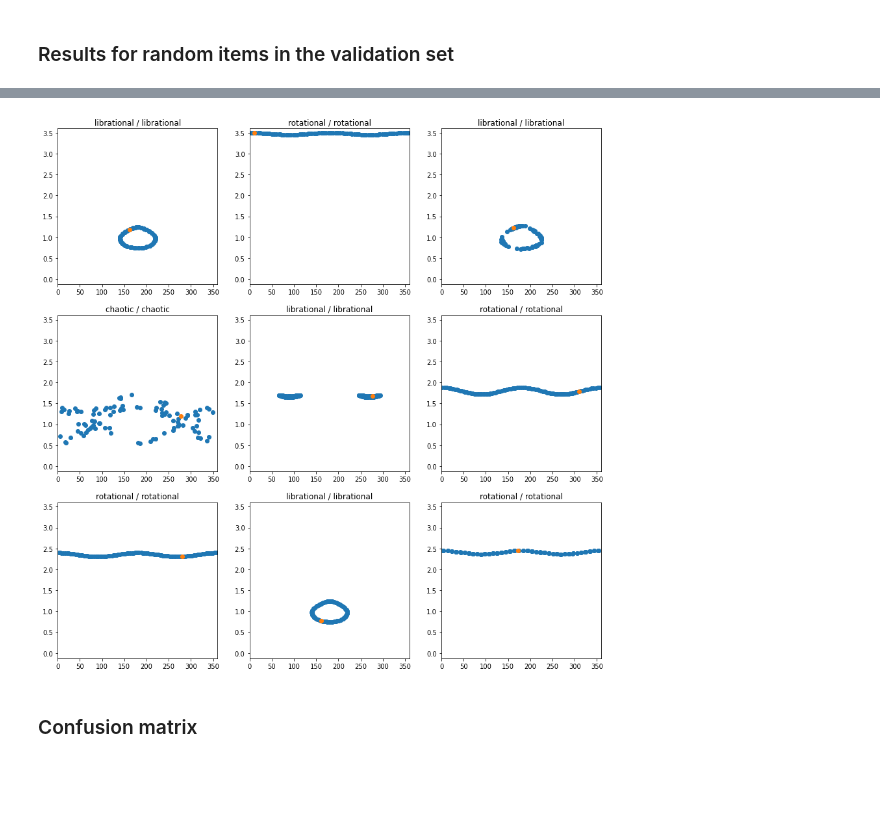
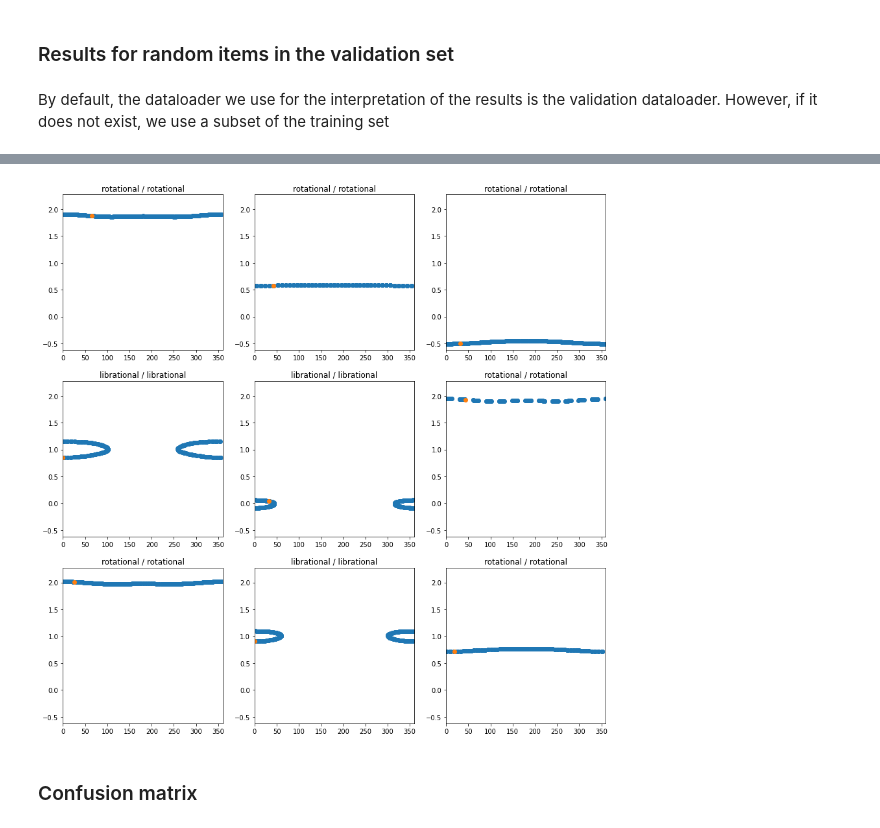
Before and after one commit to vrodriguezf/mlchaos, a Jupyter notebook: nbs/_motion_classification_time_series.ipynb, the cells around one changed output, grey strips where cells are left out. Drawn from its saved outputs; the diff is of its cells as text; code cells hidden in the pictures; blank space fills up the shorter version.

```diff
--- a/nbs/_motion_classification_time_series.ipynb
+++ b/nbs/_motion_classification_time_series.ipynb
@@ -166,7 +174,8 @@ else:
 # %% [markdown]
 One way to split the data, which is more sensible if we want to ensure that the knowledge in the model can be transferred to unknown dynamic models, is to ensure that motions in the validation set are not included in the training set. We can do this by ensuring that the motions of the validation set belong to a specific dynamic model, and the rest of dynamics will be used for training
 # %%
-val_idxs = np.where(data.ds == data.dsname.index(config.val_ds))[0] if config.val_ds is not None else []
+val_idxs = np.where(data.ds == data.dsname.index(config.val_ds))[0] \
+            if config.val_ds is not None else []
 val_idxs
 # %% [output]
 []
@@ -251,7 +260,7 @@ def opt_func(p, lr=slice(3e-3)): return Lookahead(RAdam(p, lr=lr, mom=0.95, wd=0
 # %%
 #Learner
 loss_func = LabelSmoothingCrossEntropy()
-learn = Learner(dls, model, opt_func=opt_func, loss_func=loss_func, metrics=accuracy if config.val_ds is not None else None)
+learn = Learner(dls, model, opt_func=opt_func, loss_func=loss_func, metrics=accuracy)
 # print(learn.summary())
 # %%
 beep(1)
@@ -268,5 +277,5 @@ lr_min, lr_steep
 # %%
-learn.fit_one_cycle(10, lr_max=lr_steep, cbs=[WandbCallback(log_preds=False)])
+learn.fit_one_cycle(config.n_epochs, lr_max=lr_steep, cbs=[WandbCallback(log_preds=False)])
 learn.recorder.plot_loss()
 # %% [output]
 WandbCallback requires use of "SaveModelCallback" to log best model
@@ -284,7 +289,14 @@ KeyboardInterrupt:
+# %% [markdown]
+By default, the dataloader we use for the interpretation of the results is the validation dataloader. However, if it does not exist, we use a subset of the training set
+# %%
+interp_dl = learn.dls.valid if learn.dls.valid.n else \
+learn.dls.train.new(dataset=learn.dls.train.dataset[:min(2000, learn.dls.train.n)])
+interp_dl.vocab = learn.dls.valid.vocab
+interp_dl.dataset = L(interp_dl.dataset) if isinstance(interp_dl.dataset, list) else interp_dl.dataset
 # %%
-learn.show_results(max_n=9, ylim=ylim, figsize=(15, 15))
+learn.show_results(dl=interp_dl, max_n=9, ylim=ylim, figsize=(15, 15))
 # %% [output]
 [interactive output not drawn]
-[figure, old version]
+[figure, new version]
 # %% [markdown]
 ### Confusion matrix
```
Also changed, not shown: parts of 39 cells of this notebook.
